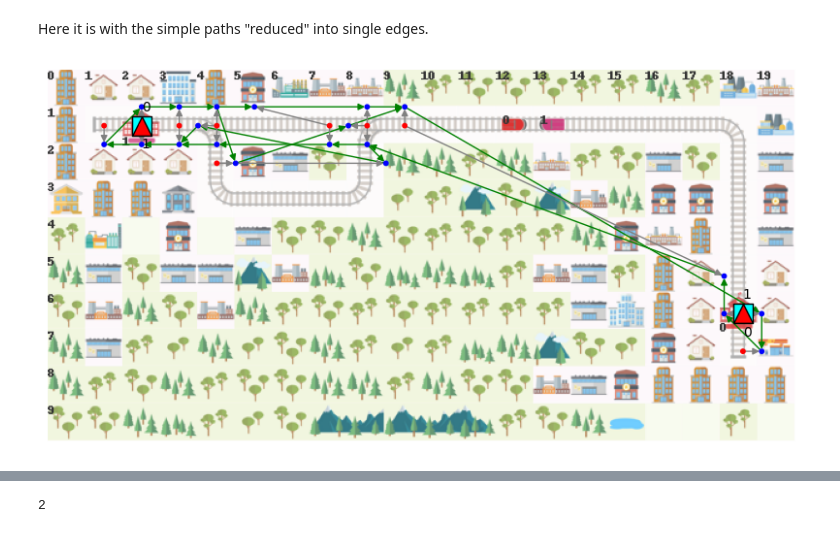
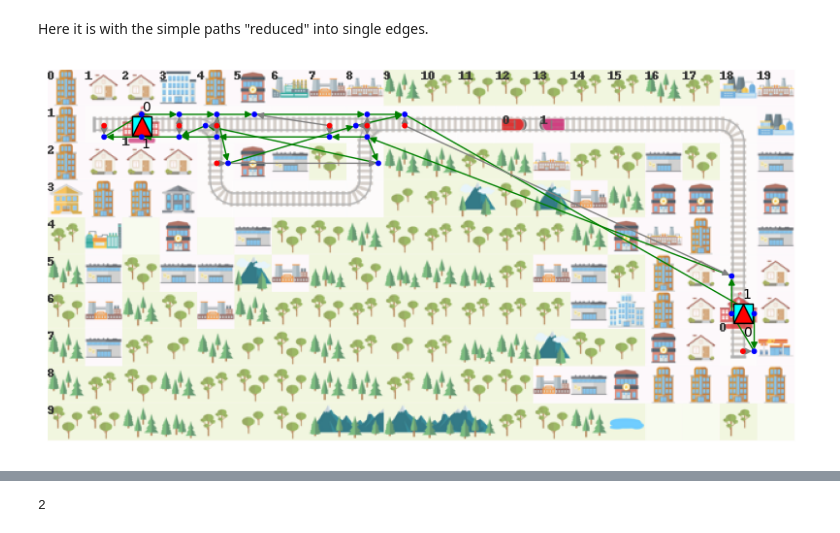
Before and after one commit to flatland-association/flatland-rl, a Jupyter notebook: notebooks/simple-graph-plot-2022.ipynb, the cells around one changed output, grey strips where cells are left out. Cells and saved outputs as stored; diff of their text form; code cells hidden in the pictures.

```diff
--- a/notebooks/simple-graph-plot-2022.ipynb
+++ b/notebooks/simple-graph-plot-2022.ipynb
@@ -171,14 +176,16 @@ with io.BytesIO() as fbOut:
 Here it is with the simple paths "reduced" into single edges.
 # %%
 plotGraphEnv(oReg.reduce_simple_paths(), env, aImg, figsize=(10,10), node_size=10,
-                space=0.5,
-                node_colors={"rail":"blue", "grid":"red"},
-                edge_colors={"hold":"gray", "dir":"green"},
+                space=0.3,
+                node_colors={"rail":"blue",  "grid":"red"
+                             },
+                edge_colors={"hold":"gray", "dir":"green"
+                             },
                 show_nodes=("rail", "grid"),
                 show_edges=("dir", "hold"),
                 #show_edge_weights=True,
                 show_labels=(),
                 alpha_img=0.8
                )
 # %% [output]
-[figure, old version]
+[figure, new version]
```
Also changed, not shown: parts of 16 cells of this notebook, 4 other files.
